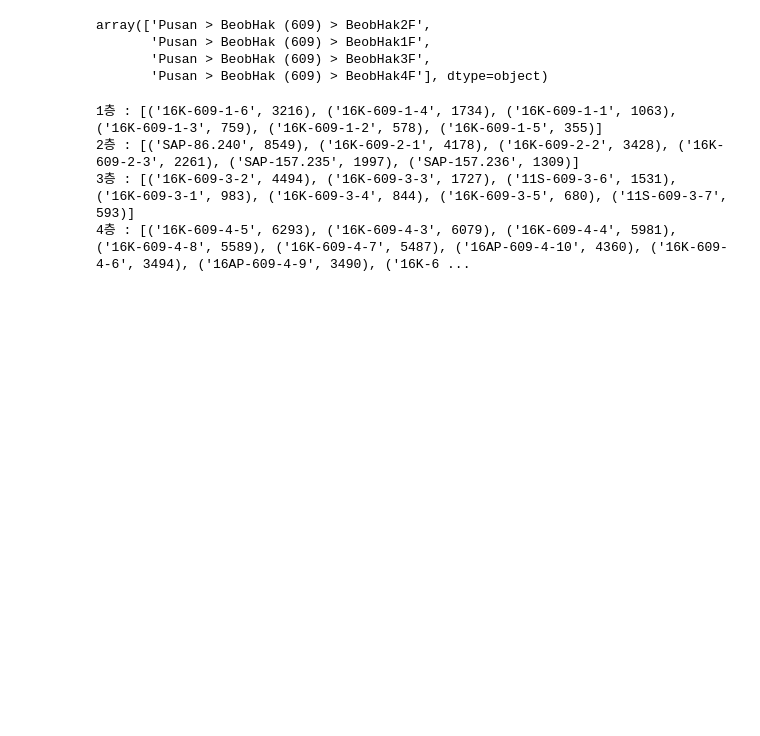
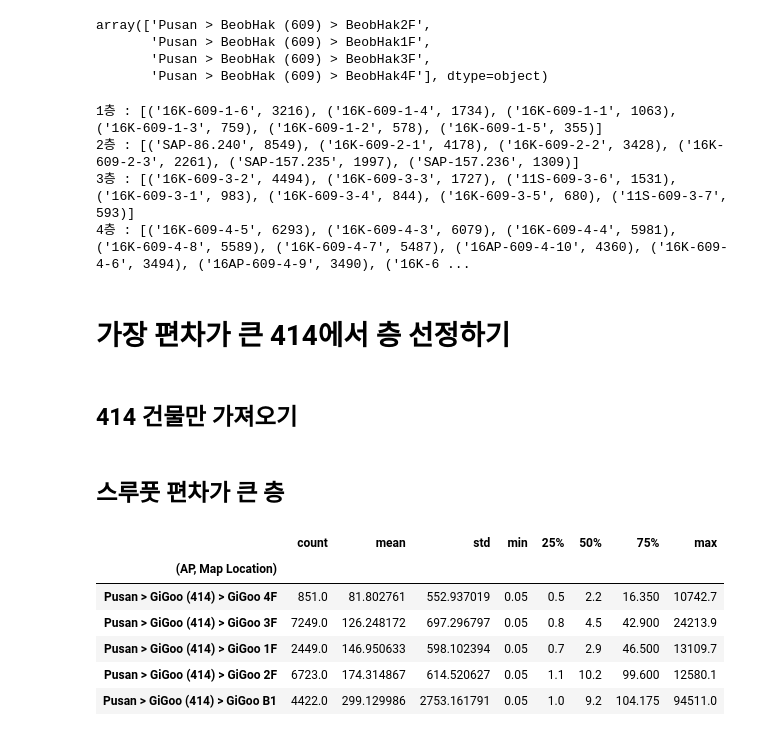
Before and after one commit to leeEunJooo/NetworkAssociation, a Jupyter notebook: 건물구분기준1.ipynb, the cells around one changed output. Saved outputs shown, nothing was run; the diff lists cells and outputs as text; code cells hidden in the pictures; blank space fills up the shorter version.

```diff
--- a/건물구분기준1.ipynb
+++ b/건물구분기준1.ipynb
@@ -410,3 +417,19 @@ for i in range(0,4):
 2층 : [('SAP-86.240', 8549), ('16K-609-2-1', 4178), ('16K-609-2-2', 3428), ('16K-609-2-3', 2261), ('SAP-157.235', 1997), ('SAP-157.236', 1309)]
 3층 : [('16K-609-3-2', 4494), ('16K-609-3-3', 1727), ('11S-609-3-6', 1531), ('16K-609-3-1', 983), ('16K-609-3-4', 844), ('16K-609-3-5', 680), ('11S-609-3-7', 593)]
 4층 : [('16K-609-4-5', 6293), ('16K-609-4-3', 6079), ('16K-609-4-4', 5981), ('16K-609-4-8', 5589), ('16K-609-4-7', 5487), ('16AP-609-4-10', 4360), ('16K-609-4-6', 3494), ('16AP-609-4-9', 3490), ('16K-6 ...
+# %% [markdown]
+# 가장 편차가 큰 414에서 층 선정하기
+# %% [markdown]
+## 414 건물만 가져오기
+# %% [markdown]
+## 스루풋 편차가 큰 층
+# %%
+select_floor(414)
+# %% [output]
+|  | count | mean | std | min | 25% | 50% | 75% | max |
+| (AP, Map Location) |  |  |  |  |  |  |  |  |
+| Pusan > GiGoo (414) > GiGoo 4F | 851.0 | 81.802761 | 552.937019 | 0.05 | 0.5 | 2.2 | 16.350 | 10742.7 |
+| Pusan > GiGoo (414) > GiGoo 3F | 7249.0 | 126.248172 | 697.296797 | 0.05 | 0.8 | 4.5 | 42.900 | 24213.9 |
+| Pusan > GiGoo (414) > GiGoo 1F | 2449.0 | 146.950633 | 598.102394 | 0.05 | 0.7 | 2.9 | 46.500 | 13109.7 |
+| Pusan > GiGoo (414) > GiGoo 2F | 6723.0 | 174.314867 | 614.520627 | 0.05 | 1.1 | 10.2 | 99.600 | 12580.1 |
+| Pusan > GiGoo (414) > GiGoo B1 | 4422.0 | 299.129986 | 2753.161791 | 0.05 | 1.0 | 9.2 | 104.175 | 94511.0 |
```
Also changed, not shown: parts of 7 cells of this notebook.
